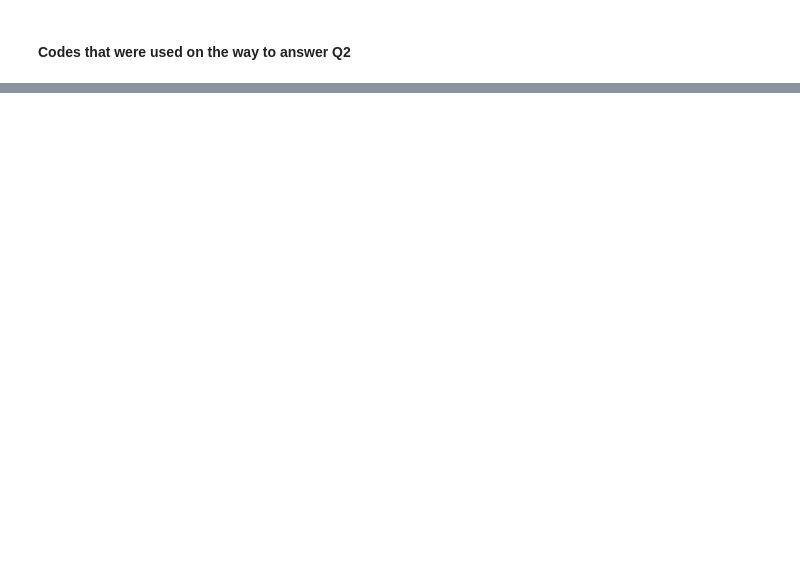
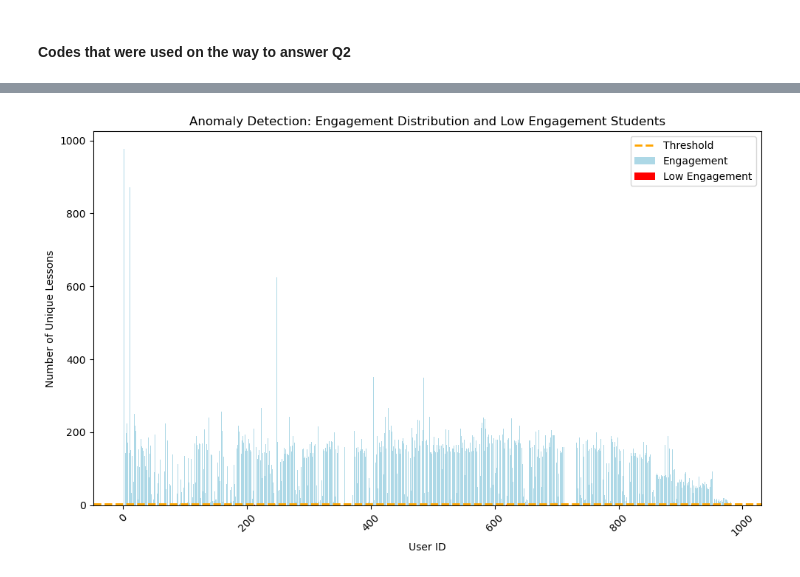
Before and after one commit to Curriculum-Assurance-Team/Curriculum_Engagement_and_Usage_Analysis, a Jupyter notebook: annie_explore.ipynb, the cells around one changed output, grey strips where cells are left out. Drawn from its saved outputs; the diff is of its cells as text; code cells hidden in the pictures; blank space fills up the shorter version.

```diff
--- a/annie_explore.ipynb
+++ b/annie_explore.ipynb
@@ -193,0 +408,29 @@ question2_2(logs_df)
+# %%
+import pandas as pd
+import matplotlib.pyplot as plt
+
+# Assuming logs_df is your DataFrame containing user interactions
+
+# Calculate engagement for each user by counting unique lessons
+user_engagement = logs_df.groupby('user_id')['lesson'].nunique()
+
+# Set a threshold for low engagement (e.g., fewer than 3 unique lessons)
+threshold = 3
+
+# Filter for students with low engagement
+low_engagement_students = user_engagement[user_engagement < threshold]
+
+# Create a bar plot
+plt.figure(figsize=(10, 6))
+plt.bar(user_engagement.index, user_engagement, color='lightblue', label='Engagement')
+plt.bar(low_engagement_students.index, low_engagement_students, color='red', label='Low Engagement')
+plt.axhline(y=threshold, color='orange', linestyle='dashed', linewidth=2, label='Threshold')
+plt.xlabel('User ID')
+plt.ylabel('Number of Unique Lessons')
+plt.title('Anomaly Detection: Engagement Distribution and Low Engagement Students')
+plt.legend()
+plt.tight_layout()
+plt.xticks(rotation=45)
+plt.show()
+# %% [output]
+[figure, added]
```
Also changed, not shown: parts of 43 cells of this notebook.
